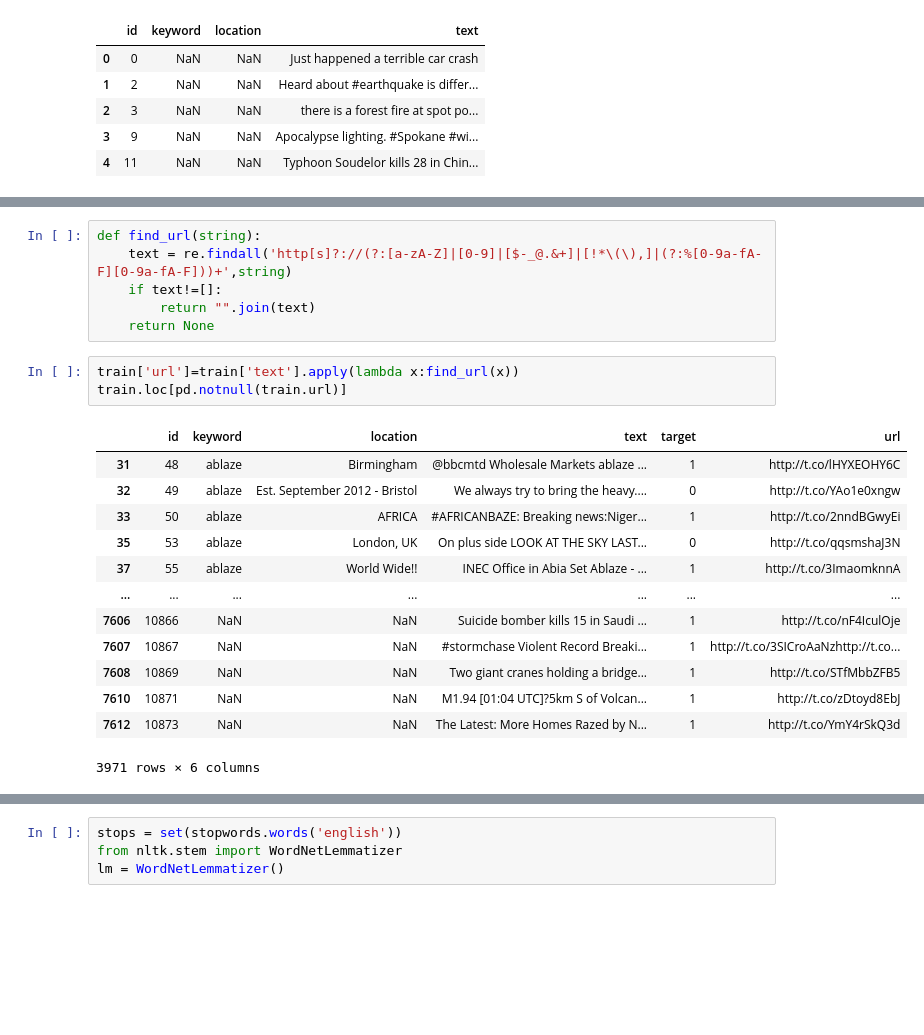
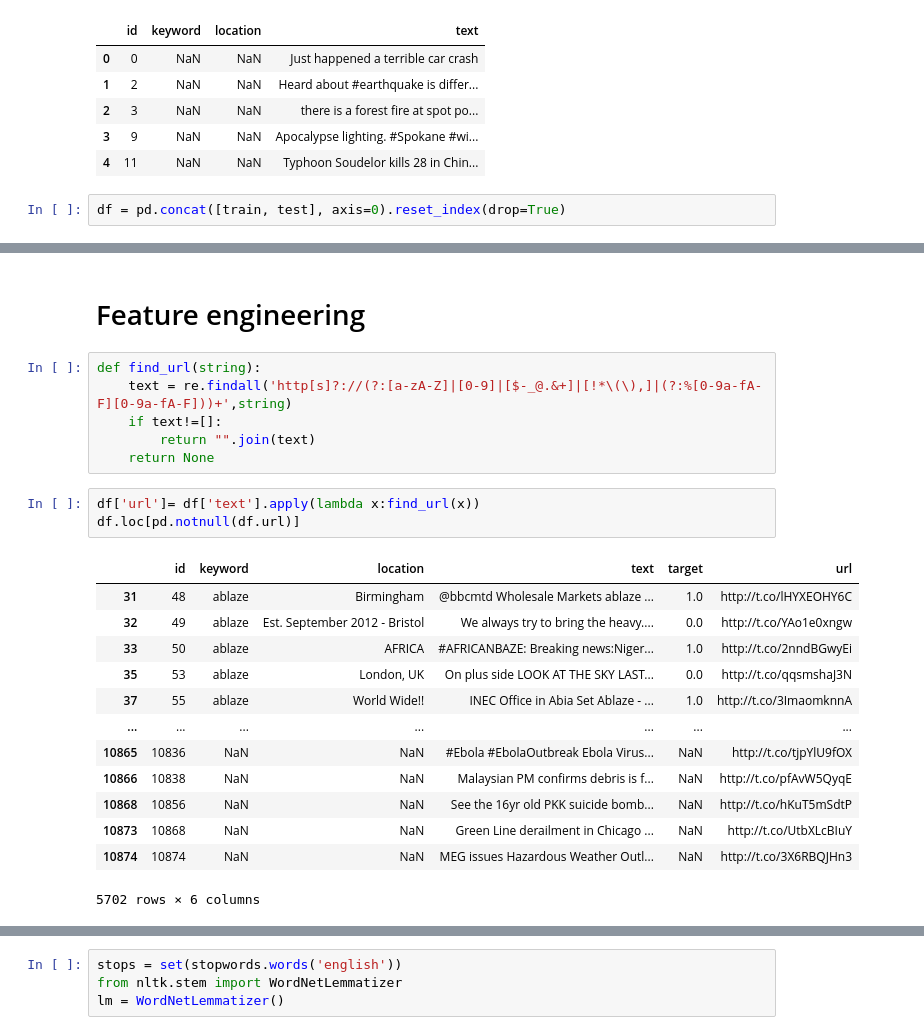
Before and after one commit to reejungkim/Natural-Language-Processing, a Jupyter notebook: Real or Not? NLP with Disaster Tweets.ipynb, the cells around one changed output, grey strips where cells are left out. Cells and saved outputs as stored; diff of their text form; blank space fills up the shorter version.

```diff
--- a/Real or Not? NLP with Disaster Tweets.ipynb
+++ b/Real or Not? NLP with Disaster Tweets.ipynb
@@ -42,3 +40,5 @@ test.head()
 | 2 | 3 | NaN | NaN | there is a forest fire at spot po... |
 | 3 | 9 | NaN | NaN | Apocalypse lighting. #Spokane #wi... |
 | 4 | 11 | NaN | NaN | Typhoon Soudelor kills 28 in Chin... |
+# %%
+df = pd.concat([train, test], axis=0).reset_index(drop=True)
@@ -76,3 +89,5 @@ disaster.loc[pd.notnull(disaster.location)].head(3)
+# %% [markdown]
+# Feature engineering
 # %%
 def find_url(string):
     text = re.findall('http[s]?://(?:[a-zA-Z]|[0-9]|[$-_@.&+]|[!*\(\),]|(?:%[0-9a-fA-F][0-9a-fA-F]))+',string)
@@ -80,19 +95,19 @@ def find_url(string):
         return "".join(text)
     return None
 # %%
-train['url']=train['text'].apply(lambda x:find_url(x))
-train.loc[pd.notnull(train.url)]
+df['url']= df['text'].apply(lambda x:find_url(x))
+df.loc[pd.notnull(df.url)]
 # %% [output]
 |  | id | keyword | location | text | target | url |
-| 31 | 48 | ablaze | Birmingham | @bbcmtd Wholesale Markets ablaze ... | 1 | http://t.co/lHYXEOHY6C |
-| 32 | 49 | ablaze | Est. September 2012 - Bristol | We always try to bring the heavy.... | 0 | http://t.co/YAo1e0xngw |
-| 33 | 50 | ablaze | AFRICA | #AFRICANBAZE: Breaking news:Niger... | 1 | http://t.co/2nndBGwyEi |
-| 35 | 53 | ablaze | London, UK | On plus side LOOK AT THE SKY LAST... | 0 | http://t.co/qqsmshaJ3N |
-| 37 | 55 | ablaze | World Wide!! | INEC Office in Abia Set Ablaze - ... | 1 | http://t.co/3ImaomknnA |
+| 31 | 48 | ablaze | Birmingham | @bbcmtd Wholesale Markets ablaze ... | 1.0 | http://t.co/lHYXEOHY6C |
+| 32 | 49 | ablaze | Est. September 2012 - Bristol | We always try to bring the heavy.... | 0.0 | http://t.co/YAo1e0xngw |
+| 33 | 50 | ablaze | AFRICA | #AFRICANBAZE: Breaking news:Niger... | 1.0 | http://t.co/2nndBGwyEi |
+| 35 | 53 | ablaze | London, UK | On plus side LOOK AT THE SKY LAST... | 0.0 | http://t.co/qqsmshaJ3N |
+| 37 | 55 | ablaze | World Wide!! | INEC Office in Abia Set Ablaze - ... | 1.0 | http://t.co/3ImaomknnA |
 | ... | ... | ... | ... | ... | ... | ... |
-| 7606 | 10866 | NaN | NaN | Suicide bomber kills 15 in Saudi ... | 1 | http://t.co/nF4IculOje |
-| 7607 | 10867 | NaN | NaN | #stormchase Violent Record Breaki... | 1 | http://t.co/3SICroAaNzhttp://t.co... |
-| 7608 | 10869 | NaN | NaN | Two giant cranes holding a bridge... | 1 | http://t.co/STfMbbZFB5 |
-| 7610 | 10871 | NaN | NaN | M1.94 [01:04 UTC]?5km S of Volcan... | 1 | http://t.co/zDtoyd8EbJ |
-| 7612 | 10873 | NaN | NaN | The Latest: More Homes Razed by N... | 1 | http://t.co/YmY4rSkQ3d |
+| 10865 | 10836 | NaN | NaN | #Ebola #EbolaOutbreak Ebola Virus... | NaN | http://t.co/tjpYlU9fOX |
+| 10866 | 10838 | NaN | NaN | Malaysian PM confirms debris is f... | NaN | http://t.co/pfAvW5QyqE |
+| 10868 | 10856 | NaN | NaN | See the 16yr old PKK suicide bomb... | NaN | http://t.co/hKuT5mSdtP |
+| 10873 | 10868 | NaN | NaN | Green Line derailment in Chicago ... | NaN | http://t.co/UtbXLcBIuY |
+| 10874 | 10874 | NaN | NaN | MEG issues Hazardous Weather Outl... | NaN | http://t.co/3X6RBQJHn3 |
-3971 rows × 6 columns
+5702 rows × 6 columns
```
Also changed, not shown: parts of 16 cells of this notebook.
